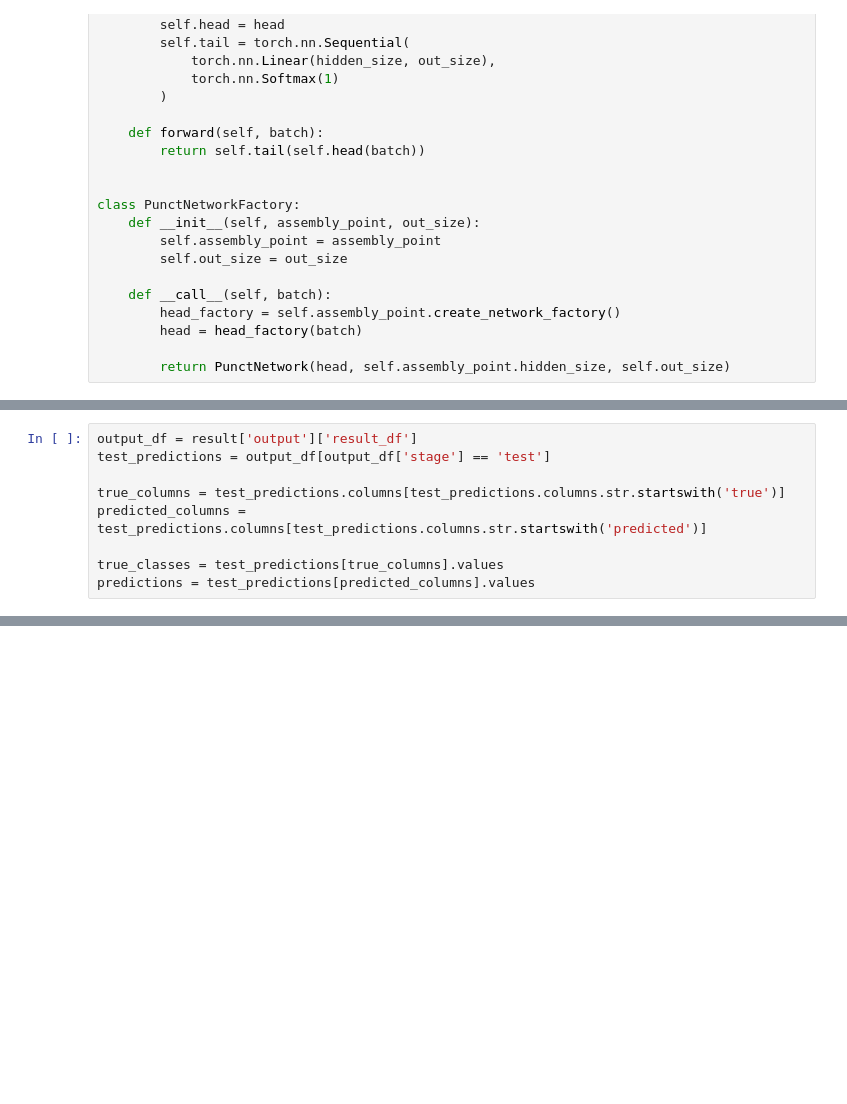
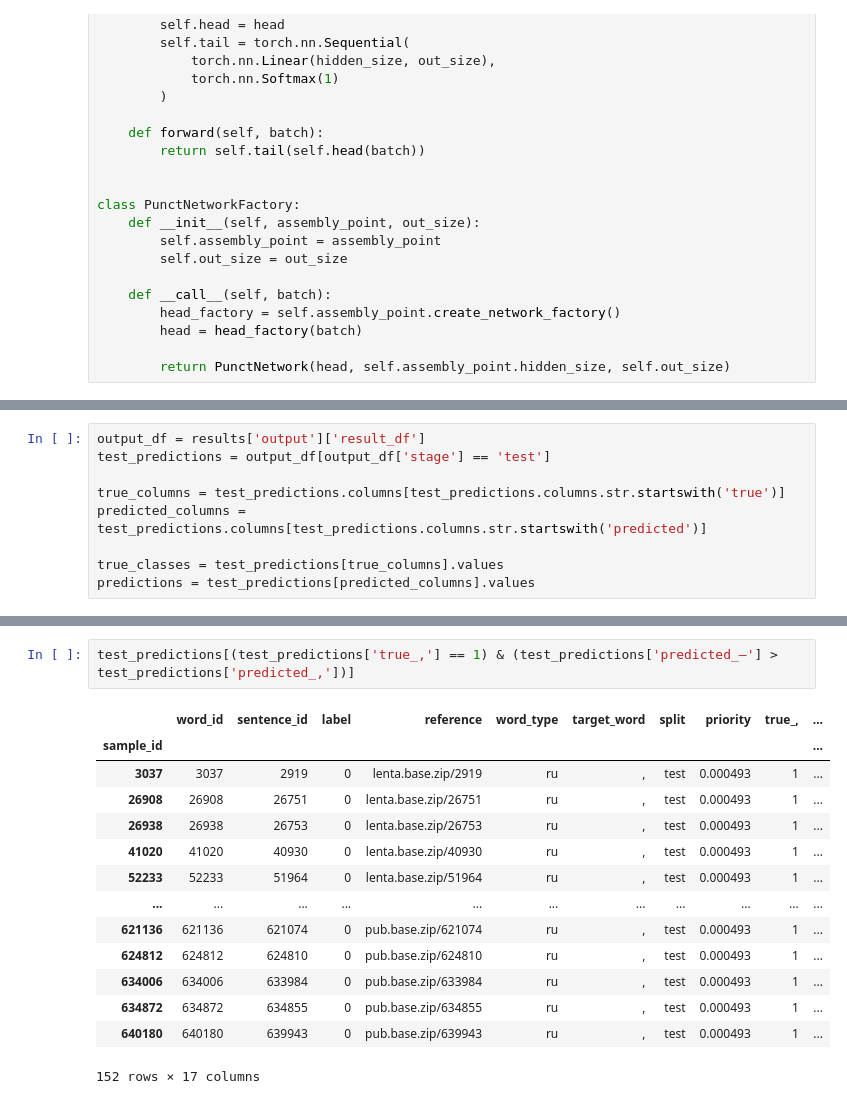
Before and after one commit to okulovsky/grammar_ru, a Jupyter notebook: tg/projects/punct/punct_network.ipynb, the cells around one changed output, grey strips where cells are left out. Drawn from its saved outputs; the diff is of its cells as text; blank space fills up the shorter version.

```diff
--- a/tg/projects/punct/punct_network.ipynb
+++ b/tg/projects/punct/punct_network.ipynb
@@ -194,5 +331,5 @@ pd.DataFrame(result['output']['history'])[['loss']].plot()
 # %%
-output_df = result['output']['result_df']
+output_df = results['output']['result_df']
 test_predictions = output_df[output_df['stage'] == 'test']
 
 true_columns = test_predictions.columns[test_predictions.columns.str.startswith('true')]
@@ -220,0 +396,17 @@ disp.plot()
+# %%
+test_predictions[(test_predictions['true_,'] == 1) & (test_predictions['predicted_—'] > test_predictions['predicted_,'])]
+# %% [output]
+|  | word_id | sentence_id | label | reference | word_type | target_word | split | priority | true_, | ... |
+| sample_id |  |  |  |  |  |  |  |  |  | ... |
+| 3037 | 3037 | 2919 | 0 | lenta.base.zip/2919 | ru | , | test | 0.000493 | 1 | ... |
+| 26908 | 26908 | 26751 | 0 | lenta.base.zip/26751 | ru | , | test | 0.000493 | 1 | ... |
+| 26938 | 26938 | 26753 | 0 | lenta.base.zip/26753 | ru | , | test | 0.000493 | 1 | ... |
+| 41020 | 41020 | 40930 | 0 | lenta.base.zip/40930 | ru | , | test | 0.000493 | 1 | ... |
+| 52233 | 52233 | 51964 | 0 | lenta.base.zip/51964 | ru | , | test | 0.000493 | 1 | ... |
+| ... | ... | ... | ... | ... | ... | ... | ... | ... | ... | ... |
+| 621136 | 621136 | 621074 | 0 | pub.base.zip/621074 | ru | , | test | 0.000493 | 1 | ... |
+| 624812 | 624812 | 624810 | 0 | pub.base.zip/624810 | ru | , | test | 0.000493 | 1 | ... |
+| 634006 | 634006 | 633984 | 0 | pub.base.zip/633984 | ru | , | test | 0.000493 | 1 | ... |
+| 634872 | 634872 | 634855 | 0 | pub.base.zip/634855 | ru | , | test | 0.000493 | 1 | ... |
+| 640180 | 640180 | 639943 | 0 | pub.base.zip/639943 | ru | , | test | 0.000493 | 1 | ... |
+152 rows × 17 columns
```
Also changed, not shown: parts of 31 cells of this notebook.
